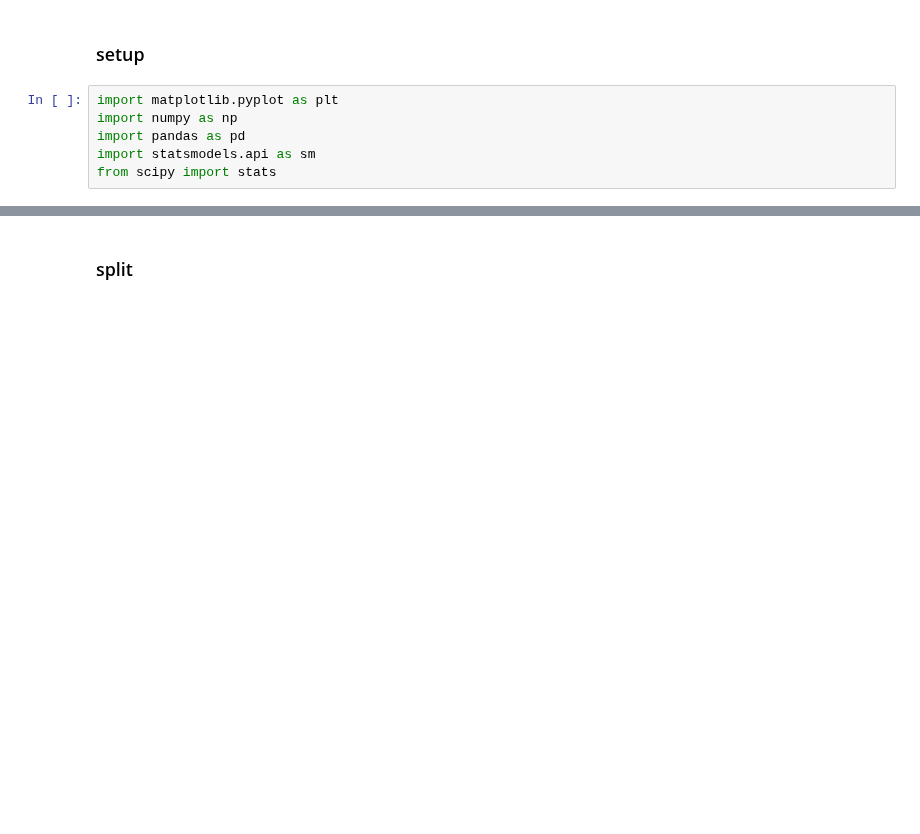
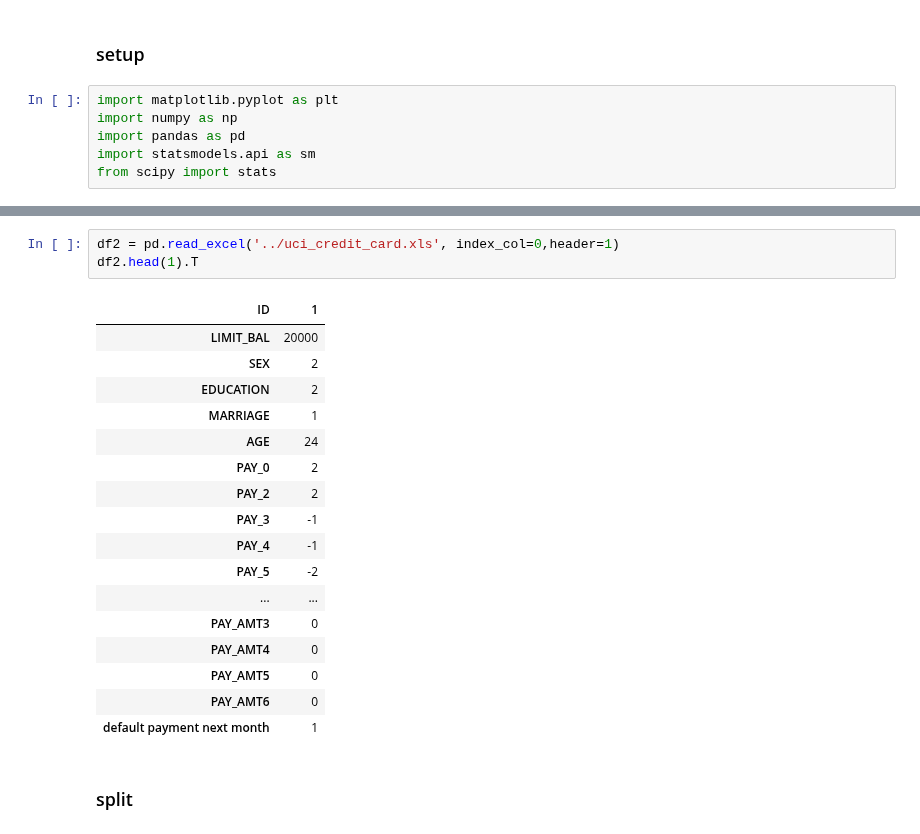
Before and after one commit to 0xdomyz/python_collection, a Jupyter notebook: model/decision_trees/decision_tree.ipynb, the cells around one changed output, grey strips where cells are left out. Cells and saved outputs as stored; diff of their text form; blank space fills up the shorter version.

```diff
--- a/model/decision_trees/decision_tree.ipynb
+++ b/model/decision_trees/decision_tree.ipynb
@@ -34,3 +35,24 @@ alone                False
+# %%
+df2 = pd.read_excel('../uci_credit_card.xls', index_col=0,header=1)
+df2.head(1).T
+# %% [output]
+| ID | 1 |
+| LIMIT_BAL | 20000 |
+| SEX | 2 |
+| EDUCATION | 2 |
+| MARRIAGE | 1 |
+| AGE | 24 |
+| PAY_0 | 2 |
+| PAY_2 | 2 |
+| PAY_3 | -1 |
+| PAY_4 | -1 |
+| PAY_5 | -2 |
+| ... | ... |
+| PAY_AMT3 | 0 |
+| PAY_AMT4 | 0 |
+| PAY_AMT5 | 0 |
+| PAY_AMT6 | 0 |
+| default payment next month | 1 |
 # %% [markdown]
 ### split
 # %%
```
Also changed, not shown: parts of 10 cells of this notebook.
